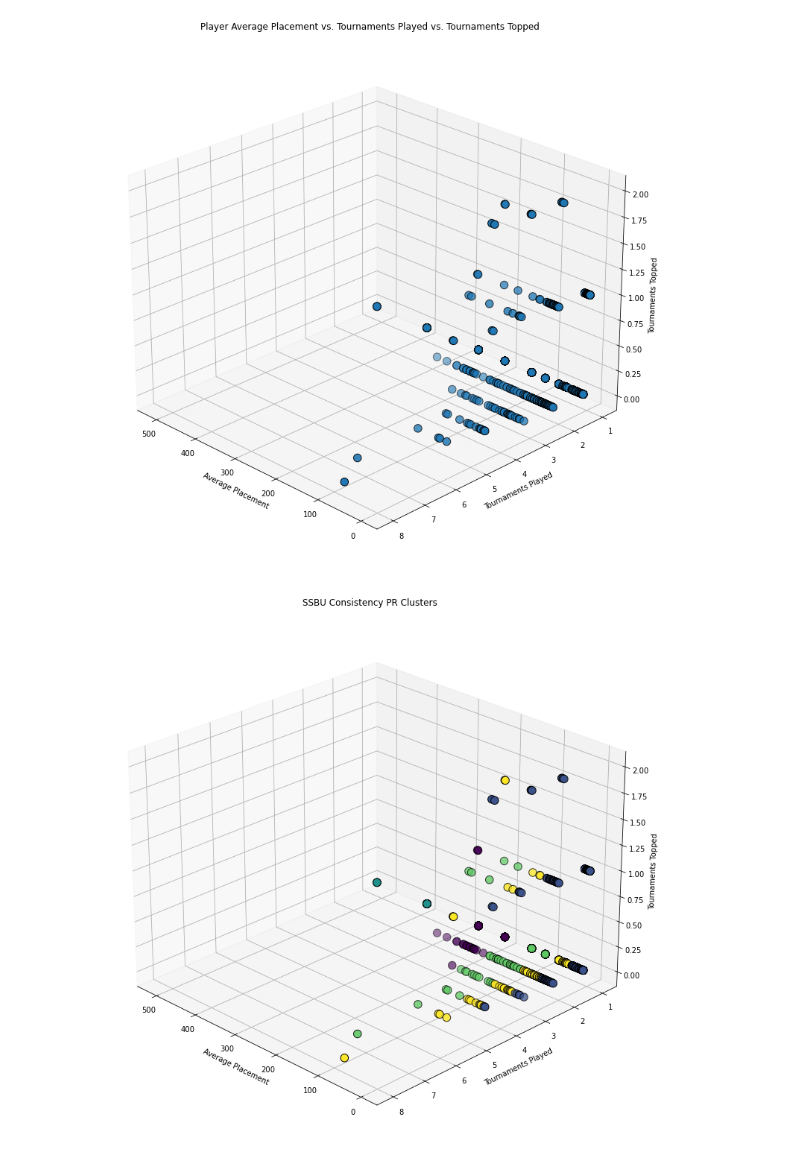
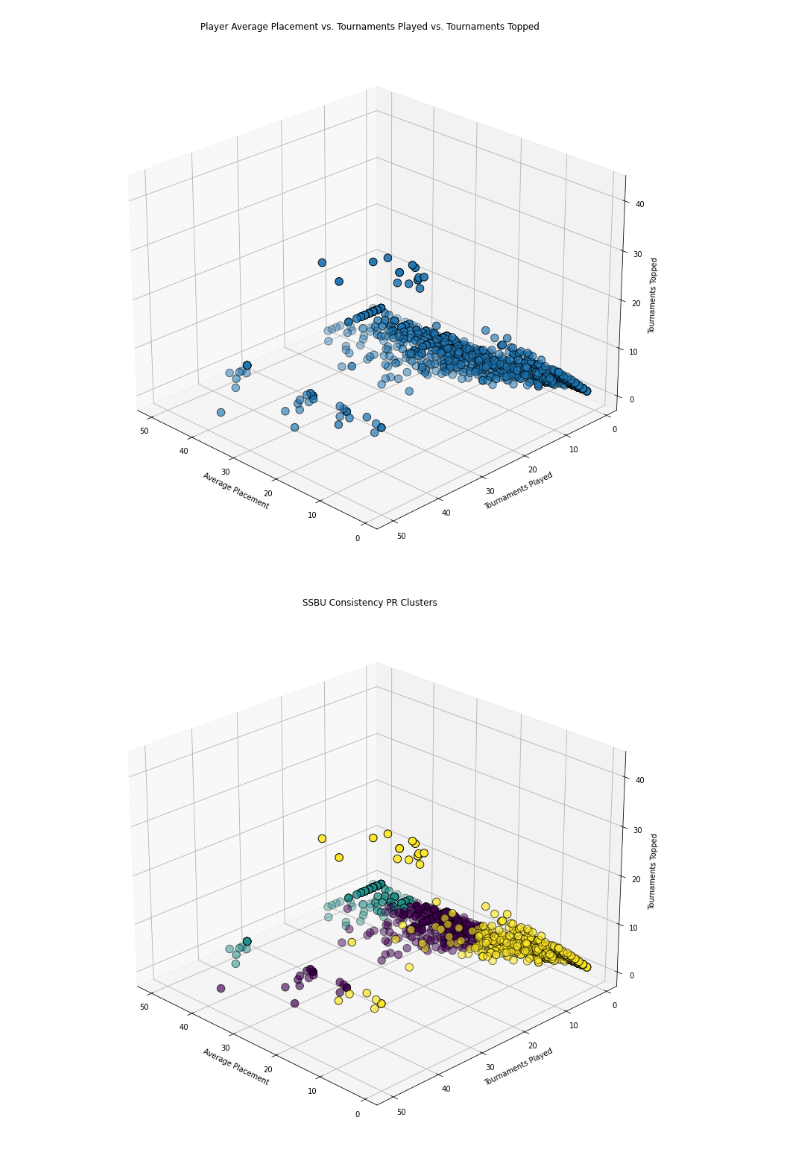
Before and after one commit to ReneOv/kmeans-SSBU, a Jupyter notebook: 3d_kmeans_ssb_pr.ipynb, the cells around one changed output. Drawn from its saved outputs; the diff is of its cells as text; code cells hidden in the pictures.

```diff
--- a/3d_kmeans_ssb_pr.ipynb
+++ b/3d_kmeans_ssb_pr.ipynb
@@ -16,7 +16,7 @@ def read_csv():
     x_label = "Average Placement"
     y_label = "Tournaments Played"
     z_label = "Tournaments Topped"
-    with open('3dplayerDB.csv', encoding='utf-8') as csvfile:
+    with open('3dplayerDBTops.csv', encoding='utf-8') as csvfile:
         reader = csv.reader(csvfile, delimiter=',')
         header = 0
         for row in reader:
@@ -52,7 +52,7 @@ array([[ 13.  ,   2.  ,   1.  ],
 # Draw unclustered graph
 
 # Configure plot
-fig = plt.figure(fignum, figsize=(10, 10))
+fig = plt.figure(1, figsize=(10, 10))
 ax = Axes3D(fig, rect=[1, 1, 1, 1], elev=25, azim=135, auto_add_to_figure=False)
 fig.add_axes(ax)
 
@@ -64,26 +64,26 @@ ax.set_zlabel(z_label)
 ax.set_title("Player Average Placement vs. Tournaments Played vs. Tournaments Topped")
 ax.dist = 10
 # %% [output]
-[figure, old version]
+[figure, new version]
 # %%
 # Define amount of clusters (tiers)
-est = KMeans(n_clusters=5)
+est = KMeans(n_clusters=3)
 
 # Configure plot
-fig = plt.figure(fignum, figsize=(10, 10))
+fig = plt.figure(1, figsize=(10, 10))
 ax = Axes3D(fig, rect=[1, 1, 1, 1], elev=25, azim=135, auto_add_to_figure=False)
 fig.add_axes(ax)
 
 # Run K-Means Clustering
 est.fit(X)
 labels = est.labels_
 
 # Add information to plot
 ax.scatter(X[:, 0], X[:, 1], X[:, 2], c=labels.astype(float), edgecolor="k", s=110)
 ax.set_xlabel(x_label)
 ax.set_ylabel(y_label)
 ax.set_zlabel(z_label)
 ax.set_title("SSBU Consistency PR Clusters")
 ax.dist = 10
 # %% [output]
-[figure, old version]
+[figure, new version]
```
Also changed, not shown: parts of 5 cells of this notebook, 12 other files.
